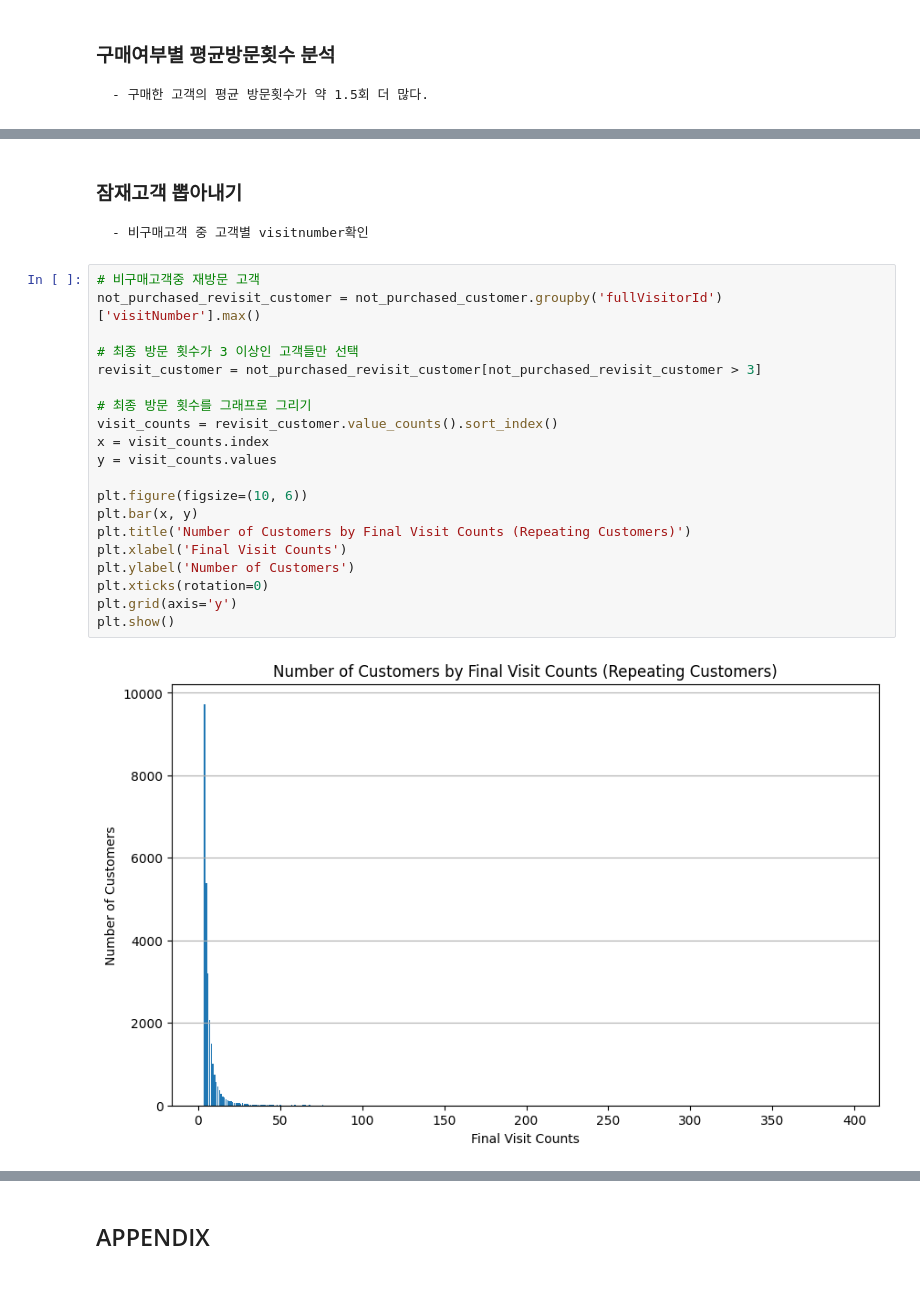
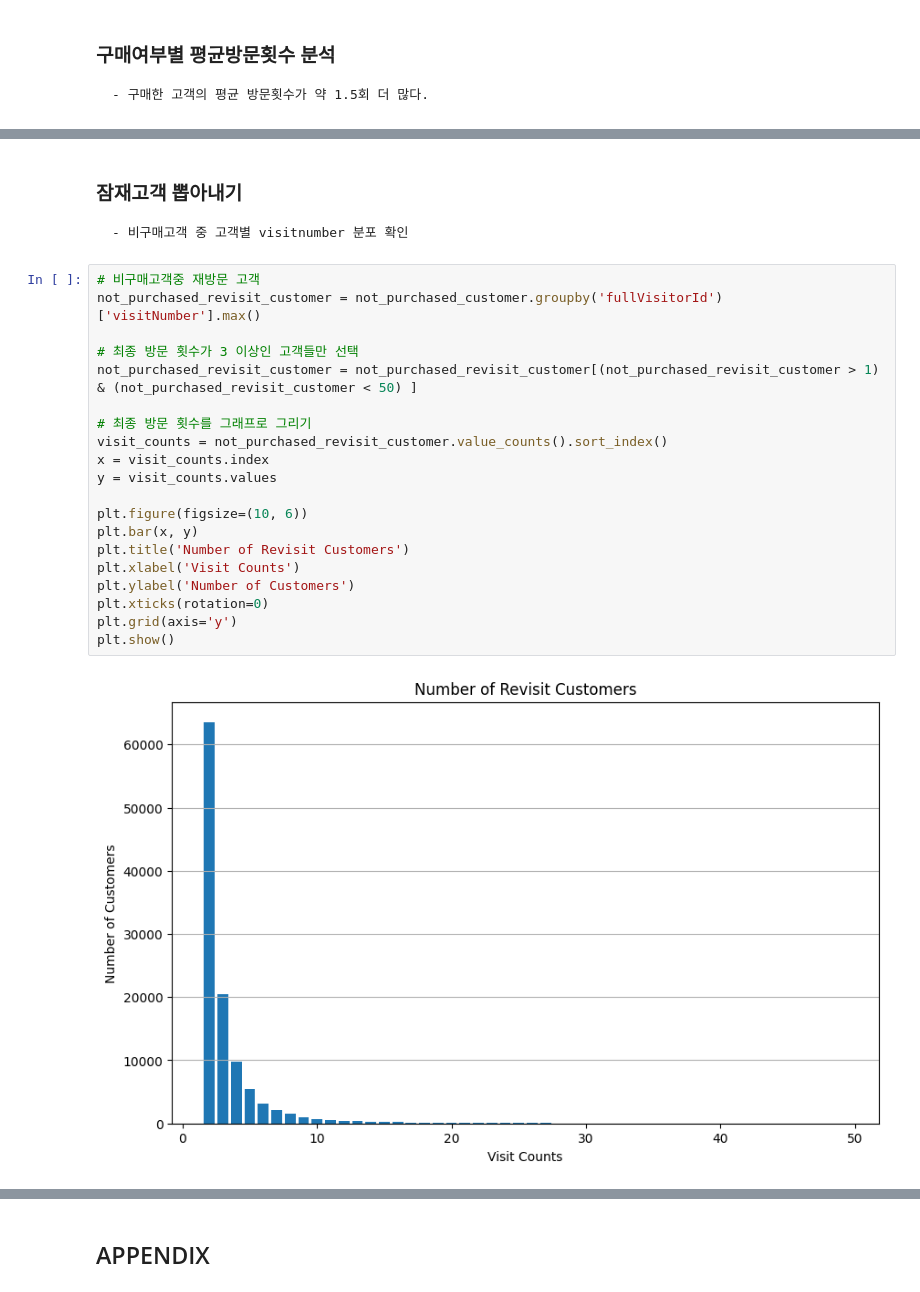
Before and after one commit to DIB-PP/-, a Jupyter notebook: project3_GA4_수경.ipynb, the cells around one changed output, grey strips where cells are left out. Cells and saved outputs as stored; diff of their text form.

```diff
--- a/project3_GA4_수경.ipynb
+++ b/project3_GA4_수경.ipynb
@@ -317,26 +316,26 @@ plt.show()
 [figure]
 # %% [markdown]
 ### 잠재고객 뽑아내기
-    - 비구매고객 중 고객별 visitnumber확인
+    - 비구매고객 중 고객별 visitnumber 분포 확인
 # %%
 # 비구매고객중 재방문 고객
 not_purchased_revisit_customer = not_purchased_customer.groupby('fullVisitorId')['visitNumber'].max()
 
 # 최종 방문 횟수가 3 이상인 고객들만 선택
-revisit_customer = not_purchased_revisit_customer[not_purchased_revisit_customer > 3]
+not_purchased_revisit_customer = not_purchased_revisit_customer[(not_purchased_revisit_customer > 1) & (not_purchased_revisit_customer < 50) ]
 
 # 최종 방문 횟수를 그래프로 그리기
-visit_counts = revisit_customer.value_counts().sort_index()
+visit_counts = not_purchased_revisit_customer.value_counts().sort_index()
 x = visit_counts.index
 y = visit_counts.values
 
 plt.figure(figsize=(10, 6))
 plt.bar(x, y)
-plt.title('Number of Customers by Final Visit Counts (Repeating Customers)')
-plt.xlabel('Final Visit Counts')
+plt.title('Number of Revisit Customers')
+plt.xlabel('Visit Counts')
 plt.ylabel('Number of Customers')
 plt.xticks(rotation=0)
 plt.grid(axis='y')
 plt.show()
 # %% [output]
-[figure, old version]
+[figure, new version]
```
Also changed, not shown: parts of 8 cells of this notebook.
